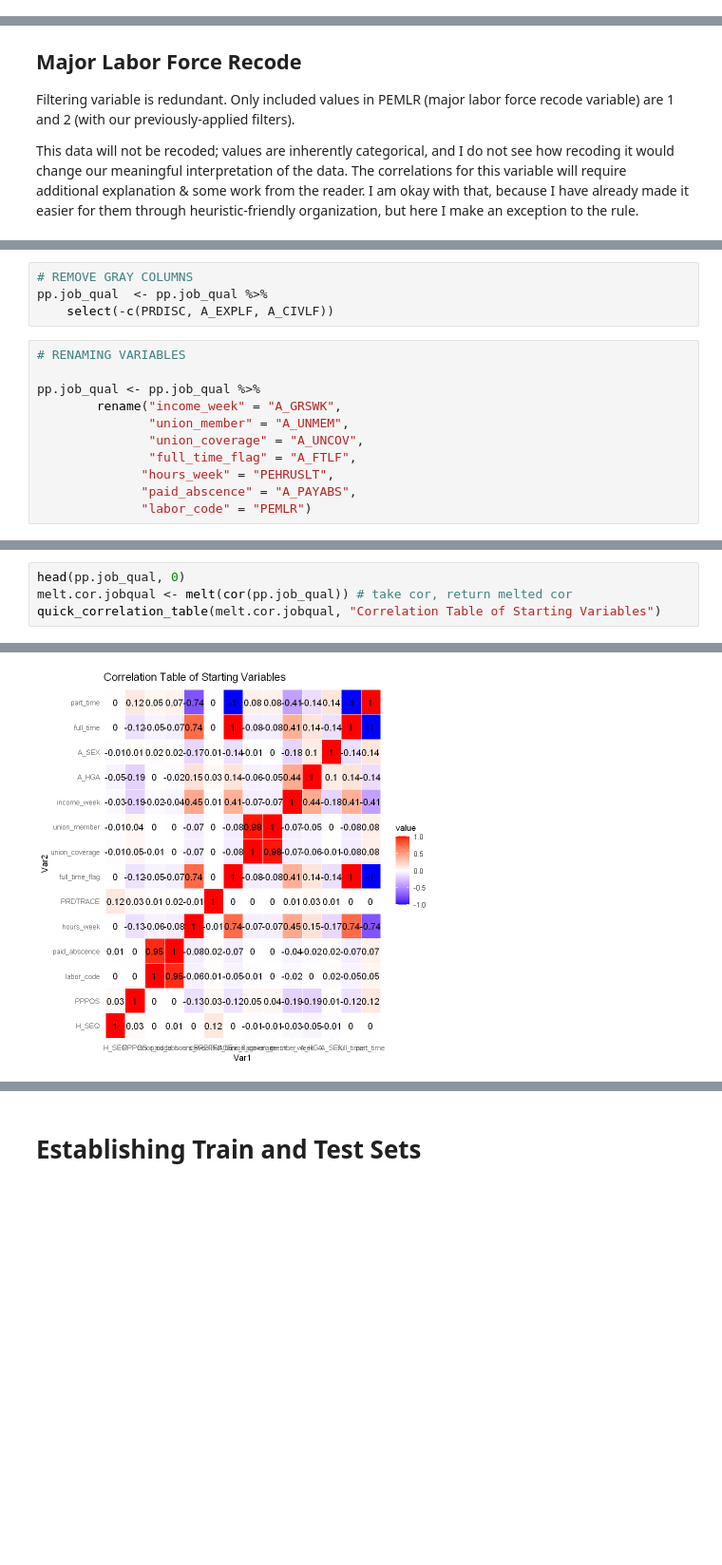
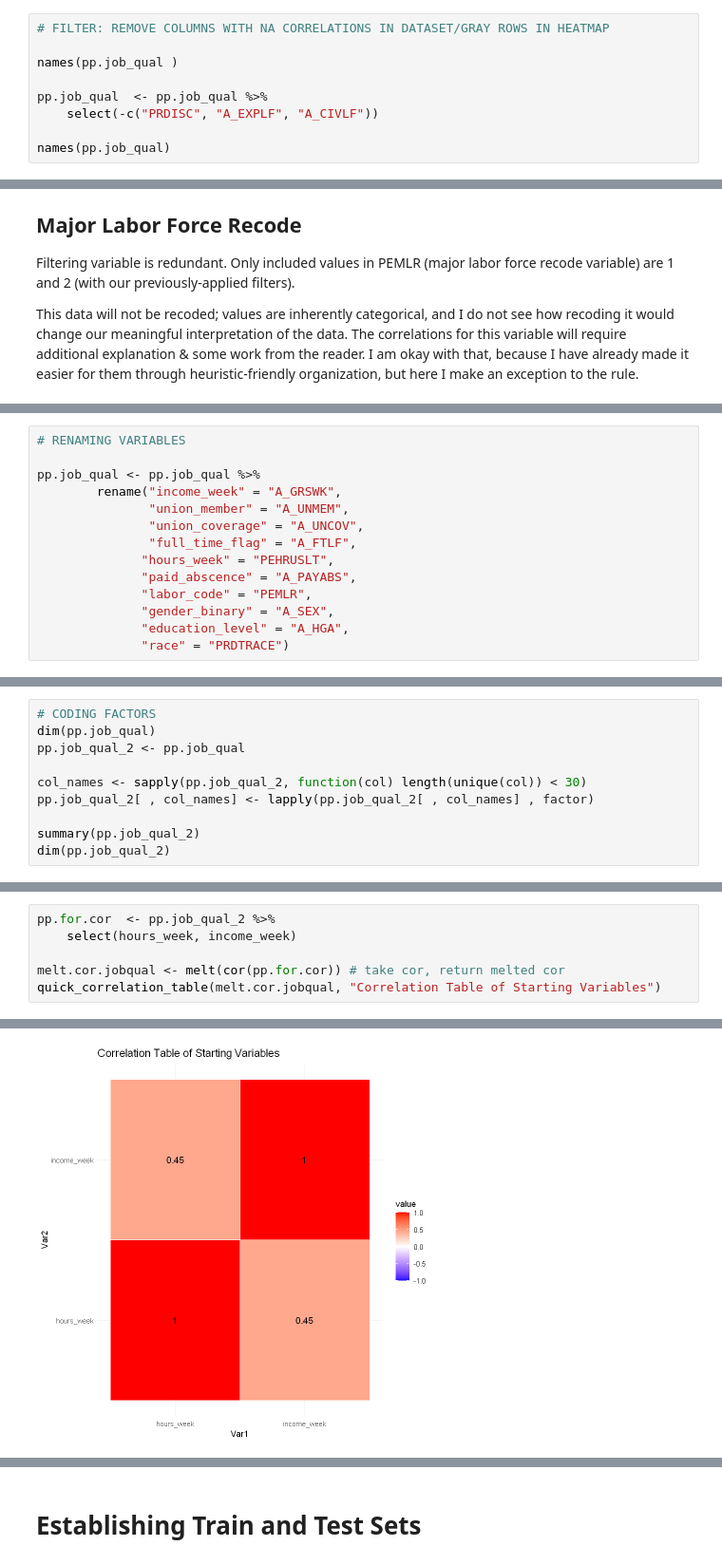
Before and after one commit to alapadat/DPSN_FinalProject_Repository, a Jupyter notebook: LAPADAT_DSPN_S23_FinalProject.ipynb, the cells around one changed output, grey strips where cells are left out. Shown at 95% size. Saved outputs shown, nothing was run; the diff lists cells and outputs as text; blank space fills up the shorter version.

```diff
--- a/LAPADAT_DSPN_S23_FinalProject.ipynb
+++ b/LAPADAT_DSPN_S23_FinalProject.ipynb
@@ -576,3 +577,12 @@ Warning message in cor(pp.job_qual):
 Warning message:
 "Removed 90 rows containing missing values (`geom_text()`)."
 [figure]
+# %%
+# FILTER: REMOVE COLUMNS WITH NA CORRELATIONS IN DATASET/GRAY ROWS IN HEATMAP
+
+names(pp.job_qual )
+
+pp.job_qual  <- pp.job_qual %>%
+    select(-c("PRDISC", "A_EXPLF", "A_CIVLF"))
+
+names(pp.job_qual)
@@ -776,7 +755,3 @@ Warning message:
-# %%
-# REMOVE GRAY COLUMNS
-pp.job_qual  <- pp.job_qual %>%
-    select(-c(PRDISC, A_EXPLF, A_CIVLF))
 # %%
 # RENAMING VARIABLES
 
@@ -787,4 +762,7 @@ pp.job_qual <- pp.job_qual %>%
                "full_time_flag" = "A_FTLF",
               "hours_week" = "PEHRUSLT",
               "paid_abscence" = "A_PAYABS",
-              "labor_code" = "PEMLR")
+              "labor_code" = "PEMLR",
+              "gender_binary" = "A_SEX",
+              "education_level" = "A_HGA",
+              "race" = "PRDTRACE")
@@ -790,0 +794,10 @@ pp.job_qual <- pp.job_qual %>%
+# %%
+# CODING FACTORS
+dim(pp.job_qual)
+pp.job_qual_2 <- pp.job_qual
+
+col_names <- sapply(pp.job_qual_2, function(col) length(unique(col)) < 30)
+pp.job_qual_2[ , col_names] <- lapply(pp.job_qual_2[ , col_names] , factor)
+
+summary(pp.job_qual_2)
+dim(pp.job_qual_2)
@@ -791,5 +824,7 @@ pp.job_qual <- pp.job_qual %>%
 # %%
-head(pp.job_qual, 0)
-melt.cor.jobqual <- melt(cor(pp.job_qual)) # take cor, return melted cor
+pp.for.cor  <- pp.job_qual_2 %>%
+    select(hours_week, income_week)
+
+melt.cor.jobqual <- melt(cor(pp.for.cor)) # take cor, return melted cor
 quick_correlation_table(melt.cor.jobqual, "Correlation Table of Starting Variables")
 # %% [output]
@@ -799 +831 @@ A data.frame: 0 × 14
-[figure, old version]
+[figure, new version]
```
Also changed, not shown: parts of 129 cells of this notebook, 2 other files.
